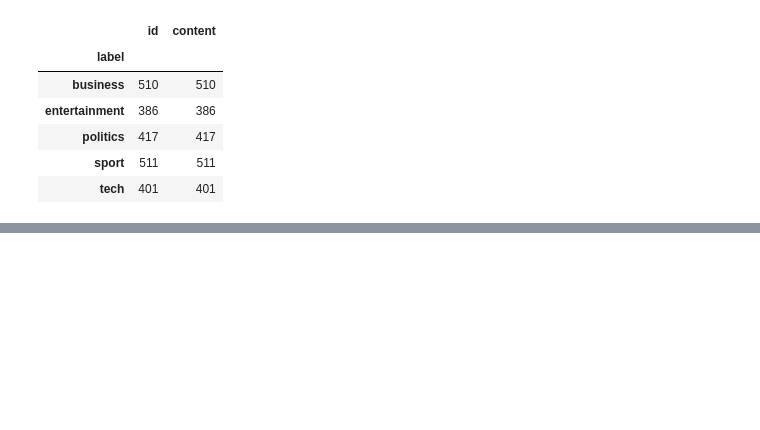
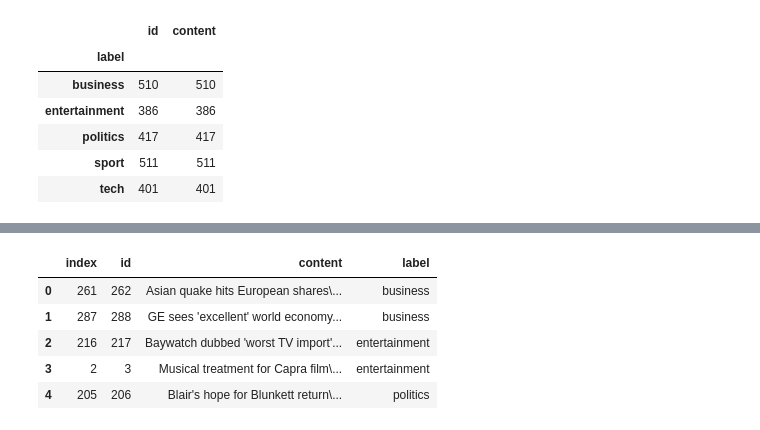
Before and after one commit to NaldoHoracio/nlp_venv, a Jupyter notebook: list2.ipynb, the cells around one changed output, grey strips where cells are left out. Saved outputs shown, nothing was run; the diff lists cells and outputs as text; code cells hidden in the pictures; blank space fills up the shorter version.

```diff
--- a/list2.ipynb
+++ b/list2.ipynb
@@ -43,0 +87,14 @@ df_corpus.groupby(by=['label']).count()
+# %%
+def remove_punctuation(txt):
+    return re.sub('[%s]' % re.escape(string.punctuation), ' ', txt)
+
+df_subset10 = df_subset10.replace(to_replace=r'\w*\d\w*', value='', regex=True)# Delet numbers
+# %%
+df_subset10.head()
+# %% [output]
+|  | index | id | content | label |
+| 0 | 261 | 262 | Asian quake hits European shares\... | business |
+| 1 | 287 | 288 | GE sees 'excellent' world economy... | business |
+| 2 | 216 | 217 | Baywatch dubbed 'worst TV import'... | entertainment |
+| 3 | 2 | 3 | Musical treatment for Capra film\... | entertainment |
+| 4 | 205 | 206 | Blair's hope for Blunkett return\... | politics |
```
Also changed, not shown: parts of 34 cells of this notebook.
